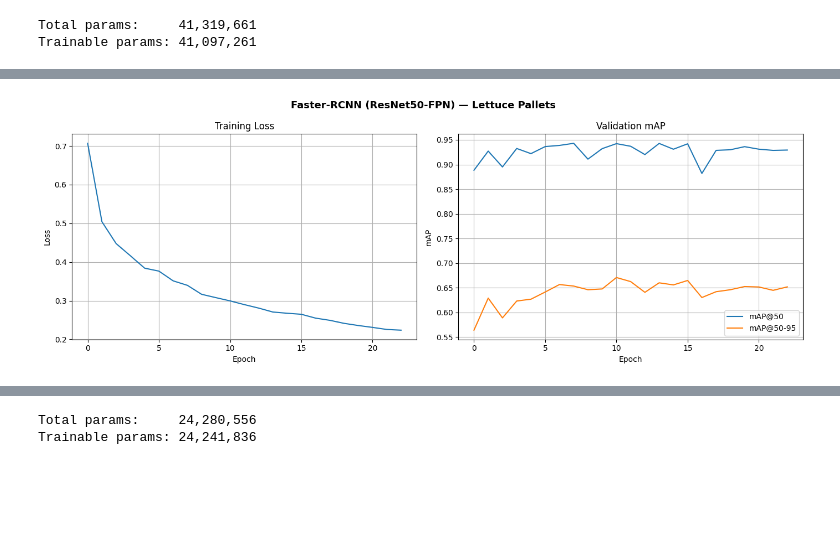
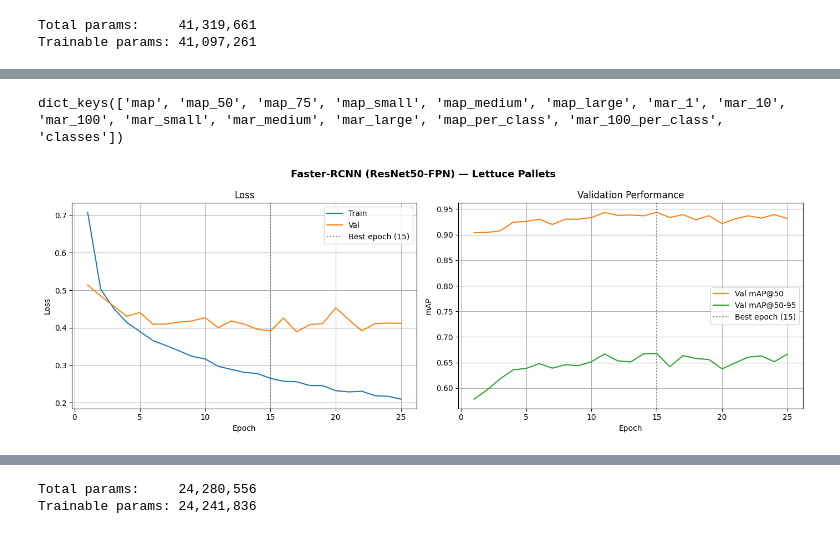
Before and after one commit to llravelo/42028-deep-learning-at02, a Jupyter notebook: Part_2_Object_Detection_Augment.ipynb, the cells around one changed output, grey strips where cells are left out. Saved outputs shown, nothing was run; the diff lists cells and outputs as text; code cells hidden in the pictures; blank space fills up the shorter version.

```diff
--- a/Part_2_Object_Detection_Augment.ipynb
+++ b/Part_2_Object_Detection_Augment.ipynb
@@ -201,37 +212,36 @@ def evaluate(model, loader):
 # %%
-# SGD with momentum is the standard Faster-RCNN optimizer (matches the paper).
-# A lower LR than the paper (0.005 vs 0.02) suits fine-tuning on a small dataset.
 optimizer = torch.optim.SGD(
     model.parameters(), lr=0.005, momentum=0.9, weight_decay=5e-4
 )
-
-# Cosine annealing smoothly decays LR to near-zero, avoiding sharp drops
-# that can destabilise fine-tuning on a small dataset.
 scheduler = torch.optim.lr_scheduler.CosineAnnealingLR(
     optimizer, T_max=300, eta_min=1e-5
 )
 
-EPOCHS  = 300
-PATIENCE = 15
+EPOCHS   = 300
+PATIENCE = 10
 
-best_map50      = 0.0
+best_map50       = 0.0
 patience_counter = 0
-history = {"train_loss": [], "val_map50": [], "val_map": []}
+history = {"train_loss": [], "val_loss": [], "val_map50": [], "val_map": []}
 
 for epoch in range(1, EPOCHS + 1):
     train_loss  = train_one_epoch(model, train_loader, optimizer)
     scheduler.step()
+    val_loss    = compute_val_loss(model, val_loader)
     val_metrics = evaluate(model, val_loader)
 
     map50 = val_metrics["map_50"].item()
     mapx  = val_metrics["map"].item()
+
     history["train_loss"].append(train_loss)
+    history["val_loss"].append(val_loss)
     history["val_map50"].append(map50)
     history["val_map"].append(mapx)
 
-    print(f"Epoch {epoch:3d}/{EPOCHS}  loss={train_loss:.4f}  "
-        f"mAP@50={map50:.4f}  mAP@50-95={mapx:.4f}  "
-        f"lr={scheduler.get_last_lr()[0]:.2e}")
+    print(f"Epoch {epoch:3d}/{EPOCHS}  "
+          f"loss={train_loss:.4f}/{val_loss:.4f}  "
+          f"mAP@50={map50:.4f}  "
+          f"lr={scheduler.get_last_lr()[0]:.2e}")
 
     if map50 > best_map50:
         best_map50 = map50
@@ -295,22 +301,32 @@ Per-class AP@50:
+# %%
+print(test_metrics.keys())
+# %% [output]
+dict_keys(['map', 'map_50', 'map_75', 'map_small', 'map_medium', 'map_large', 'mar_1', 'mar_10', 'mar_100', 'mar_small', 'mar_medium', 'mar_large', 'map_per_class', 'mar_100_per_class', 'classes'])
 # %%
 fig, (ax1, ax2) = plt.subplots(1, 2, figsize=(14, 5))
+epochs_x   = range(1, len(history["train_loss"]) + 1)
+best_epoch = int(np.argmax(history["val_map50"])) + 1
 
-ax1.plot(history["train_loss"])
-ax1.set(xlabel="Epoch", ylabel="Loss", title="Training Loss")
+ax1.plot(epochs_x, history["train_loss"], label="Train", color="tab:blue")
+ax1.plot(epochs_x, history["val_loss"],   label="Val",   color="tab:orange")
+ax1.axvline(best_epoch, color="grey", linestyle=":", lw=1.5, label=f"Best epoch ({best_epoch})")
+ax1.set(xlabel="Epoch", ylabel="Loss", title="Loss")
+ax1.legend()
 ax1.grid(True)
 
-ax2.plot(history["val_map50"], label="mAP@50")
-ax2.plot(history["val_map"],   label="mAP@50-95")
-ax2.set(xlabel="Epoch", ylabel="mAP", title="Validation mAP")
+ax2.plot(epochs_x, history["val_map50"], label="Val mAP@50",    color="tab:orange")
+ax2.plot(epochs_x, history["val_map"],   label="Val mAP@50-95", color="tab:green")
+ax2.axvline(best_epoch, color="grey", linestyle=":", lw=1.5, label=f"Best epoch ({best_epoch})")
+ax2.set(xlabel="Epoch", ylabel="mAP", title="Validation Performance")
 ax2.legend()
 ax2.grid(True)
 
 plt.suptitle("Faster-RCNN (ResNet50-FPN) — Lettuce Pallets", fontsize=13, fontweight="bold")
 plt.tight_layout()
 plt.savefig(RUNS_DIR / "training_curves.png", dpi=150)
 plt.show()
 # %% [output]
-[figure, old version]
+[figure, new version]
 # %%
 @torch.no_grad()
 def plot_predictions(model, dataset, n=6, conf=0.5, seed=STUDENT_ID):
```
Also changed, not shown: parts of 10 cells of this notebook, 1 other file.
